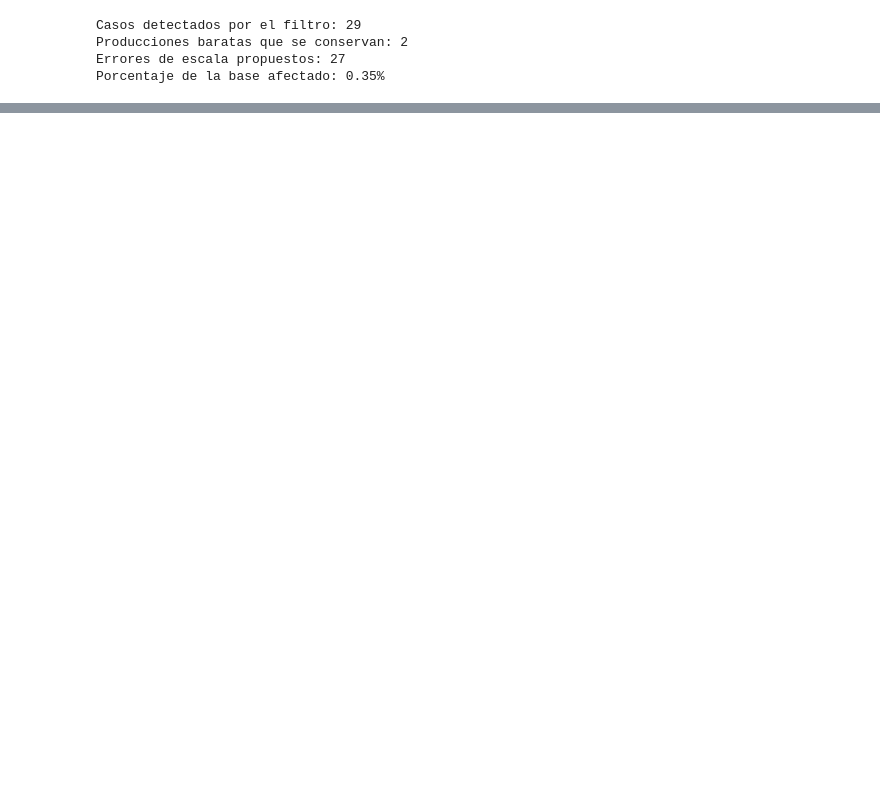
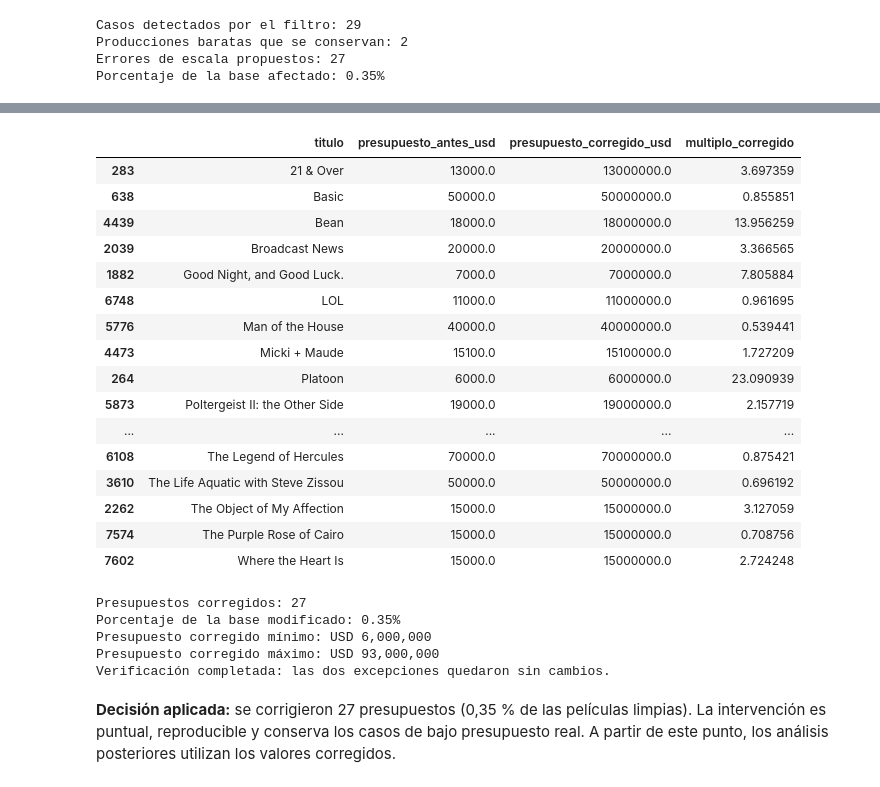
Before and after one commit to alvareezvicente-code/Vicente-Alvarez-programacion-analitica-2, a Jupyter notebook: notebooks/analisis.ipynb, the cells around one changed output, grey strips where cells are left out. Drawn from its saved outputs; the diff is of its cells as text; code cells hidden in the pictures; blank space fills up the shorter version.

Commit message:
Corregir presupuestos en otra escala

```diff
--- a/notebooks/analisis.ipynb
+++ b/notebooks/analisis.ipynb
@@ -708,0 +713,63 @@ Porcentaje de la base afectado: 0.35%
+# %%
+indices_escala_incorrecta = errores_escala_presupuesto.index
+presupuestos_antes = peliculas_limpias.loc[indices_escala_incorrecta, "presupuesto_usd"].copy()
+
+peliculas_limpias.loc[indices_escala_incorrecta, "presupuesto_usd"] *= 1_000
+peliculas_limpias["multiplo_recaudacion_presupuesto"] = (
+    peliculas_limpias["recaudacion_mundial_usd"]
+    / peliculas_limpias["presupuesto_usd"]
+)
+
+resumen_correccion_escala = peliculas_limpias.loc[indices_escala_incorrecta, [
+    "titulo", "presupuesto_usd", "multiplo_recaudacion_presupuesto"
+]].copy()
+resumen_correccion_escala.insert(1, "presupuesto_antes_usd", presupuestos_antes)
+resumen_correccion_escala.rename(columns={
+    "presupuesto_usd": "presupuesto_corregido_usd",
+    "multiplo_recaudacion_presupuesto": "multiplo_corregido",
+}).sort_values("titulo")
+# %% [output]
+|  | titulo | presupuesto_antes_usd | presupuesto_corregido_usd | multiplo_corregido |
+| 283 | 21 & Over | 13000.0 | 13000000.0 | 3.697359 |
+| 638 | Basic | 50000.0 | 50000000.0 | 0.855851 |
+| 4439 | Bean | 18000.0 | 18000000.0 | 13.956259 |
+| 2039 | Broadcast News | 20000.0 | 20000000.0 | 3.366565 |
+| 1882 | Good Night, and Good Luck. | 7000.0 | 7000000.0 | 7.805884 |
+| 6748 | LOL | 11000.0 | 11000000.0 | 0.961695 |
+| 5776 | Man of the House | 40000.0 | 40000000.0 | 0.539441 |
+| 4473 | Micki + Maude | 15100.0 | 15100000.0 | 1.727209 |
+| 264 | Platoon | 6000.0 | 6000000.0 | 23.090939 |
+| 5873 | Poltergeist II: the Other Side | 19000.0 | 19000000.0 | 2.157719 |
+| ... | ... | ... | ... | ... |
+| 6108 | The Legend of Hercules | 70000.0 | 70000000.0 | 0.875421 |
+| 3610 | The Life Aquatic with Steve Zissou | 50000.0 | 50000000.0 | 0.696192 |
+| 2262 | The Object of My Affection | 15000.0 | 15000000.0 | 3.127059 |
+| 7574 | The Purple Rose of Cairo | 15000.0 | 15000000.0 | 0.708756 |
+| 7602 | Where the Heart Is | 15000.0 | 15000000.0 | 2.724248 |
+# %%
+cantidad_corregida = len(indices_escala_incorrecta)
+porcentaje_corregido = cantidad_corregida / len(peliculas_limpias) * 100
+
+assert cantidad_corregida == 27
+assert (
+    peliculas_limpias.loc[indices_escala_incorrecta, "presupuesto_usd"]
+    == presupuestos_antes * 1_000
+).all()
+assert peliculas_limpias.loc[
+    peliculas_limpias["titulo"].isin(excepciones_bajo_presupuesto_real),
+    "presupuesto_usd",
+].sort_values().tolist() == [15_000, 60_000]
+
+print(f"Presupuestos corregidos: {cantidad_corregida}")
+print(f"Porcentaje de la base modificado: {porcentaje_corregido:.2f}%")
+print("Presupuesto corregido mínimo: " f"USD {peliculas_limpias.loc[indices_escala_incorrecta, 'presupuesto_usd'].min():,.0f}")
+print("Presupuesto corregido máximo: " f"USD {peliculas_limpias.loc[indices_escala_incorrecta, 'presupuesto_usd'].max():,.0f}")
+print("Verificación completada: las dos excepciones quedaron sin cambios.")
+# %% [output]
+Presupuestos corregidos: 27
+Porcentaje de la base modificado: 0.35%
+Presupuesto corregido mínimo: USD 6,000,000
+Presupuesto corregido máximo: USD 93,000,000
+Verificación completada: las dos excepciones quedaron sin cambios.
+# %% [markdown]
+**Decisión aplicada:** se corrigieron 27 presupuestos (0,35 % de las películas limpias). La intervención es puntual, reproducible y conserva los casos de bajo presupuesto real. A partir de este punto, los análisis posteriores utilizan los valores corregidos.
```
Also changed, not shown: parts of 2 cells of this notebook.
